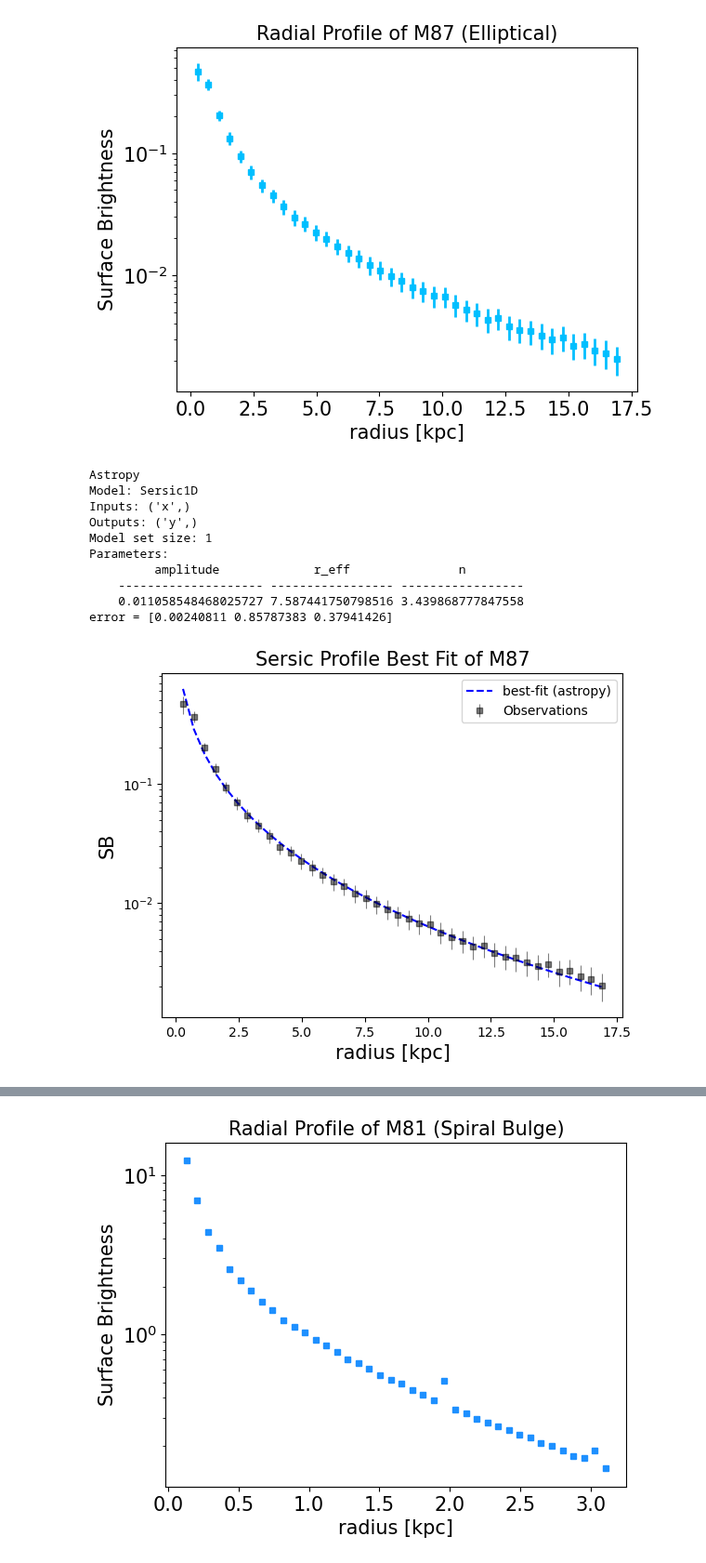
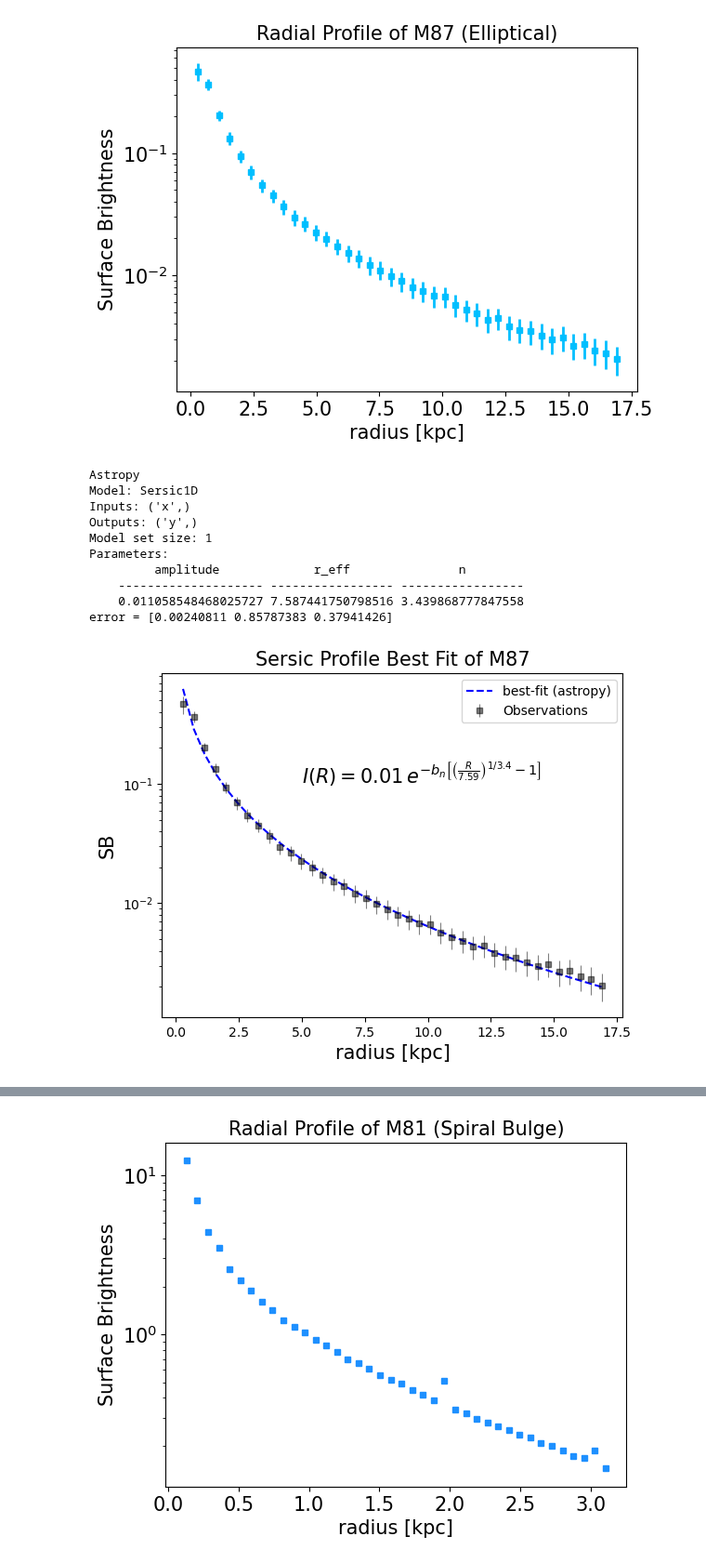
Before and after one commit to Chartman25/UnigeMasters, a Jupyter notebook: Astrophysics_and_Data_Analysis/Galaxy_fitting.ipynb, the cells around one changed output, grey strips where cells are left out. Shown at 93% size. Drawn from its saved outputs; the diff is of its cells as text; code cells hidden in the pictures.

```diff
--- a/Astrophysics_and_Data_Analysis/Galaxy_fitting.ipynb
+++ b/Astrophysics_and_Data_Analysis/Galaxy_fitting.ipynb
@@ -47,34 +47,35 @@ print(best_Sersic)
 
 cov_diag = np.sqrt(np.diag(fit.fit_info['param_cov']))
 print('error =', cov_diag)
 
 plt.errorbar(radius87, SB87, yerr=SB_err87, lw=0.8, markersize=5, fmt='s', color='k', alpha=0.5, label='Observations')
 
 plt.plot(radius87, best_Sersic(radius87), 'b--', label='best-fit (astropy)')
 
 plt.legend()
 
 plt.xlabel('radius [kpc]', fontsize=15)
 plt.ylabel('SB', fontsize=15)
 plt.xticks(size=10)
 plt.yticks(size=10)
 plt.semilogy()
 
+plt.text(5, .1, fr"$I(R) = {0.011058548468025727:.2f} \, e^{{-b_n \left[\left(\frac{{R}}{{{7.587441750798516:.2f}}}\right)^{{1/{3.439868777847558:.1f}}} - 1\right]}}$", fontsize=15)
 plt.title('Sersic Profile Best Fit of M87', fontsize=15)
 plt.legend()
 plt.show()
 # %% [output]
 Astropy
 Model: Sersic1D
 Inputs: ('x',)
 Outputs: ('y',)
 Model set size: 1
 Parameters:
          amplitude             r_eff               n
     -------------------- ----------------- -----------------
     0.011058548468025727 7.587441750798516 3.439868777847558
 error = [0.00240811 0.85787383 0.37941426]
-[figure, old version]
+[figure, new version]
 # %%
 print(best_Sersic(radius87))
 print(SB87)
```
Also changed, not shown: parts of 6 cells of this notebook, 2 other files.
